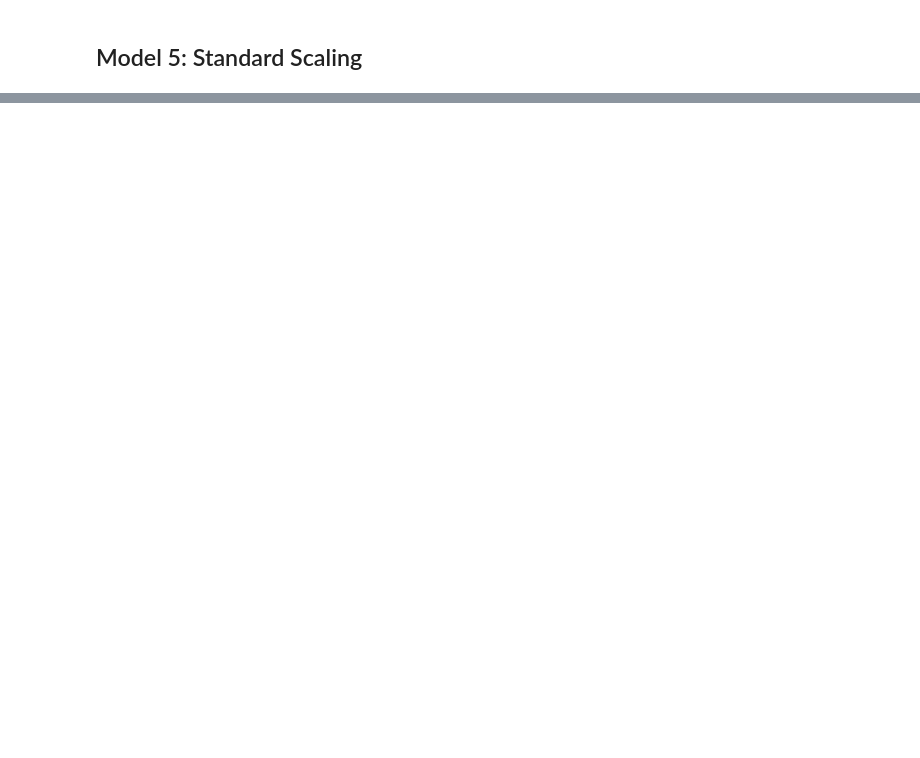
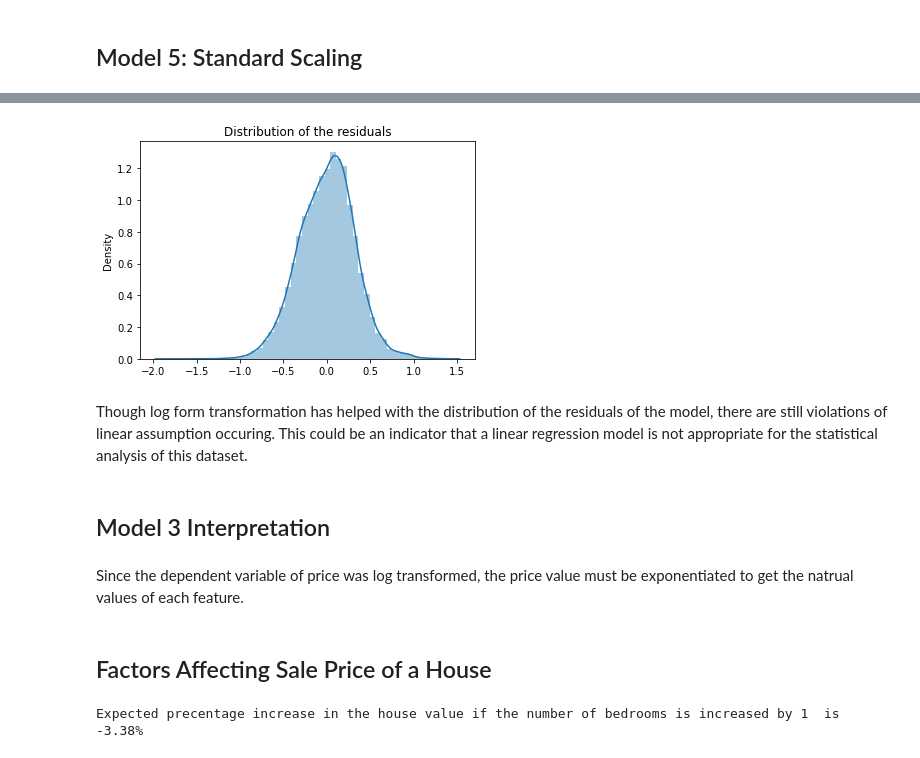
Before and after one commit to emilykmarsh/Henbart-LLC-House-Features-Statistical-Analysis, a Jupyter notebook: student.ipynb, the cells around one changed output, grey strips where cells are left out. Drawn from its saved outputs; the diff is of its cells as text; code cells hidden in the pictures; blank space fills up the shorter version.

```diff
--- a/student.ipynb
+++ b/student.ipynb
@@ -1128,0 +1204,20 @@ sns.pairplot(df5)
+# %%
+residuals = model3.resid
+p = sns.distplot(residuals,kde=True)
+p = plt.title('Distribution of the residuals');
+# %% [output]
+[figure, added]
+# %% [markdown]
+Though log form transformation has helped with the distribution of the residuals of the model, there are still violations of linear assumption occuring. This could be an indicator that a linear regression model is not appropriate for the statistical analysis of this dataset.
+# %% [markdown]
+## Model 3 Interpretation
+# %% [markdown]
+Since the dependent variable of price was log transformed, the price value must be exponentiated to get the natrual values of each feature.
+# %% [markdown]
+## Factors Affecting Sale Price of a House
+# %%
+# bedrooms
+percent_increase = round((np.exp(model3.params[1])-1)*100,2)
+print(f'Expected precentage increase in the house value if the number of bedrooms is increased by 1  is {percent_increase}%')
+# %% [output]
+Expected precentage increase in the house value if the number of bedrooms is increased by 1  is -3.38%
```
Also changed, not shown: parts of 76 cells of this notebook.
